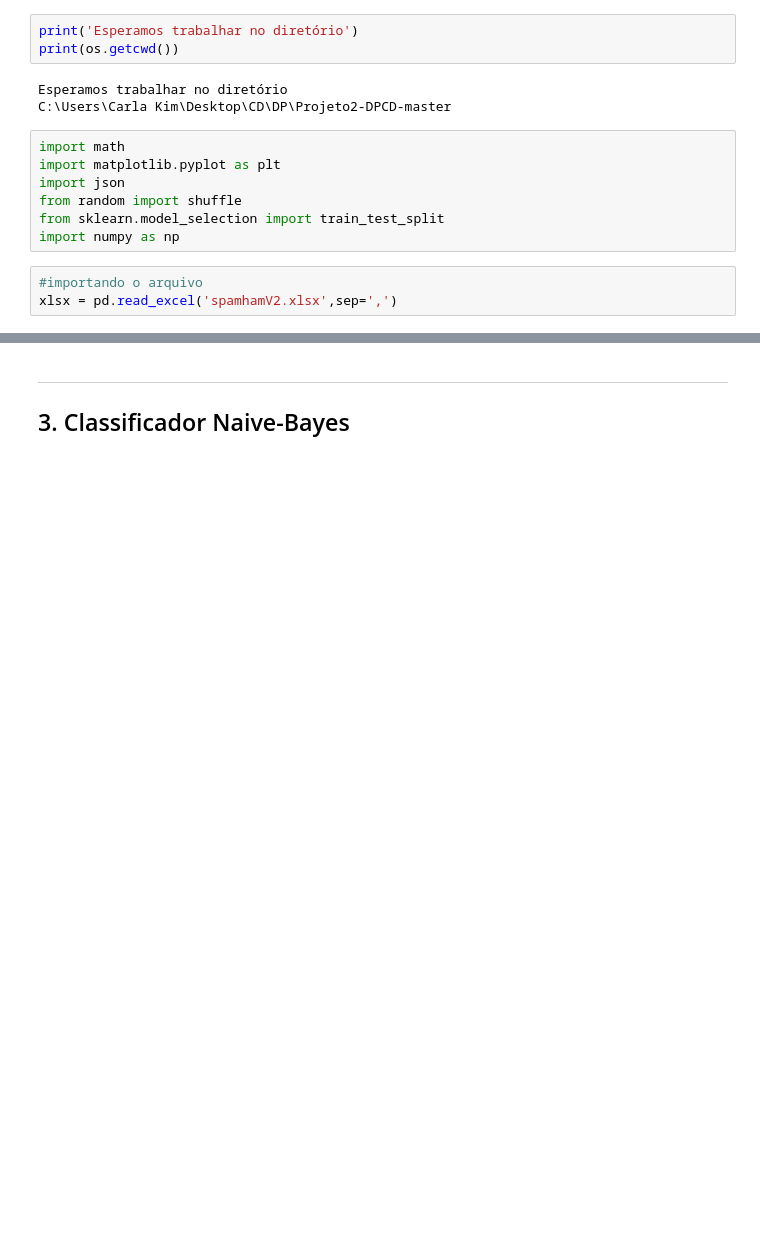
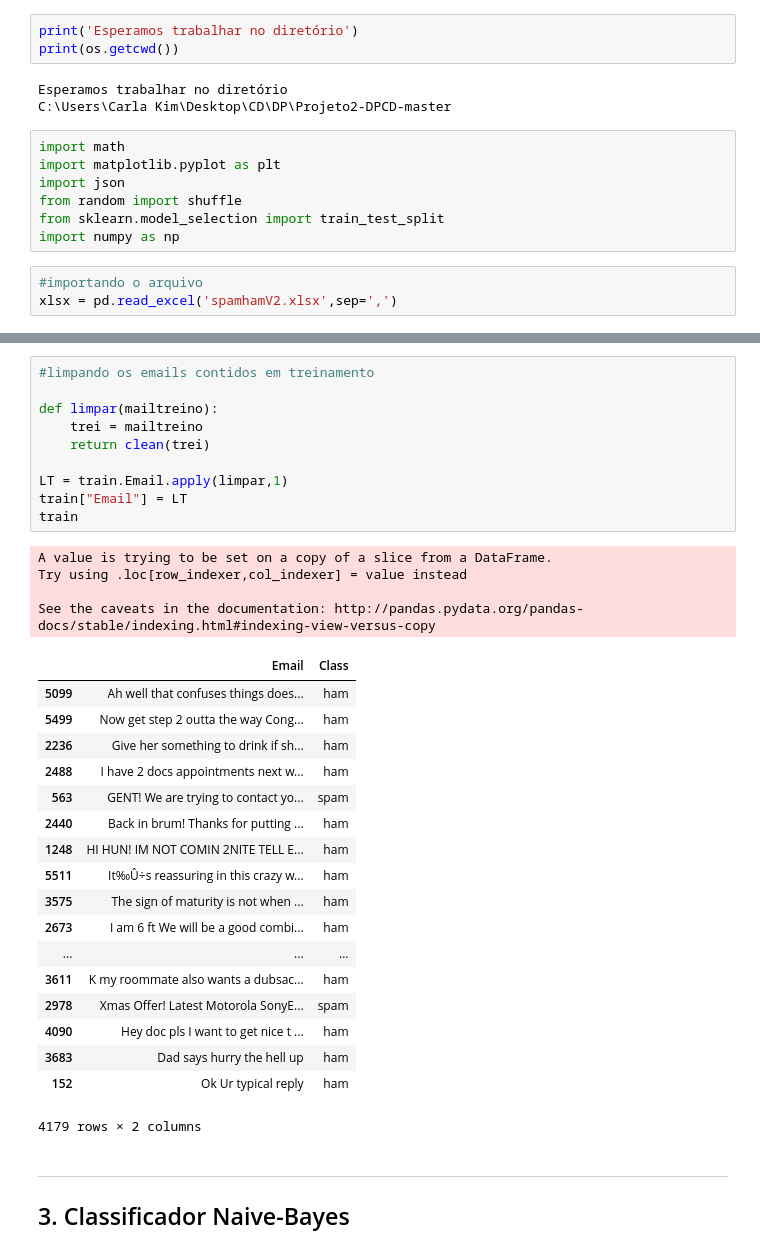
Before and after one commit to carlakim/Projeto2-DPCD, a Jupyter notebook: Projeto2 v2.ipynb, the cells around one changed output, grey strips where cells are left out. Cells and saved outputs as stored; diff of their text form; blank space fills up the shorter version.

```diff
--- a/Projeto2 v2.ipynb
+++ b/Projeto2 v2.ipynb
@@ -70,3 +77,36 @@ test.reset_index()
+# %%
+#limpando os emails contidos em treinamento
+
+def limpar(mailtreino):
+    trei = mailtreino
+    return clean(trei)
+
+LT = train.Email.apply(limpar,1)
+train["Email"] = LT
+train
+# %% [output]
+A value is trying to be set on a copy of a slice from a DataFrame.
+Try using .loc[row_indexer,col_indexer] = value instead
+
+See the caveats in the documentation: http://pandas.pydata.org/pandas-docs/stable/indexing.html#indexing-view-versus-copy
+|  | Email | Class |
+| 5099 | Ah well that confuses things does... | ham |
+| 5499 | Now get step 2 outta the way Cong... | ham |
+| 2236 | Give her something to drink if sh... | ham |
+| 2488 | I have 2 docs appointments next w... | ham |
+| 563 | GENT! We are trying to contact yo... | spam |
+| 2440 | Back in brum! Thanks for putting ... | ham |
+| 1248 | HI HUN! IM NOT COMIN 2NITE TELL E... | ham |
+| 5511 | It‰Û÷s reassuring in this crazy w... | ham |
+| 3575 | The sign of maturity is not when ... | ham |
+| 2673 | I am 6 ft We will be a good combi... | ham |
+| ... | ... | ... |
+| 3611 | K my roommate also wants a dubsac... | ham |
+| 2978 | Xmas Offer! Latest Motorola SonyE... | spam |
+| 4090 | Hey doc pls I want to get nice t ... | ham |
+| 3683 | Dad says hurry the hell up | ham |
+| 152 | Ok Ur typical reply | ham |
+4179 rows × 2 columns
 # %% [markdown]
 ___
 ## 3. Classificador Naive-Bayes
```
Also changed, not shown: parts of 34 cells of this notebook.
